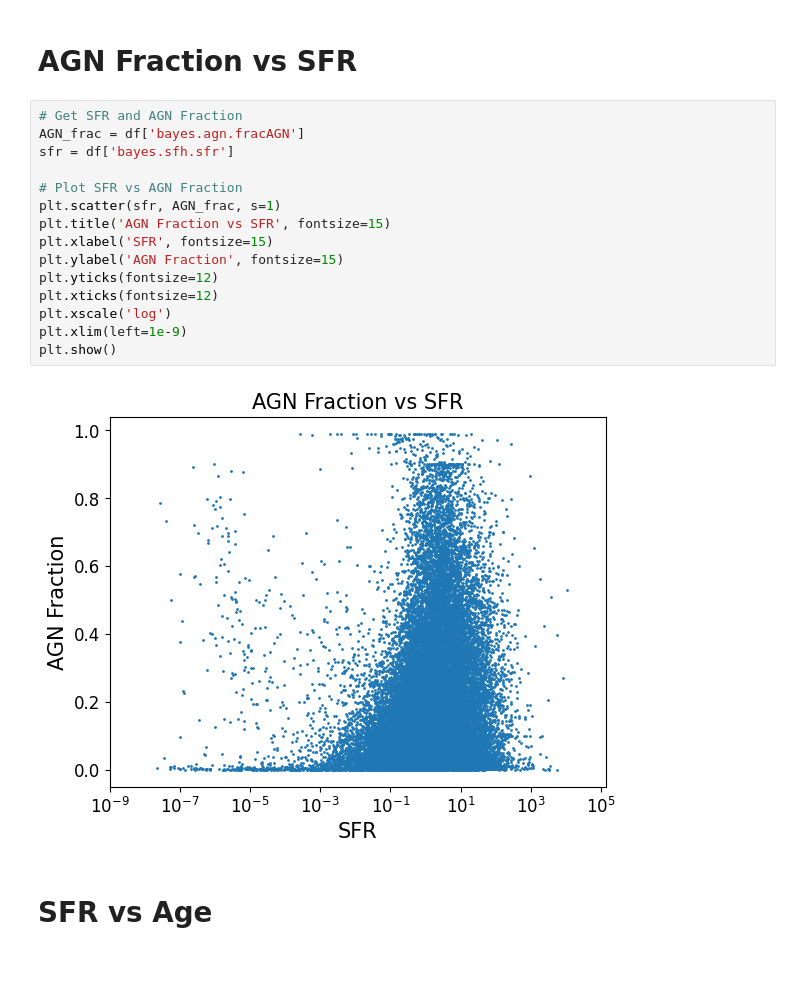
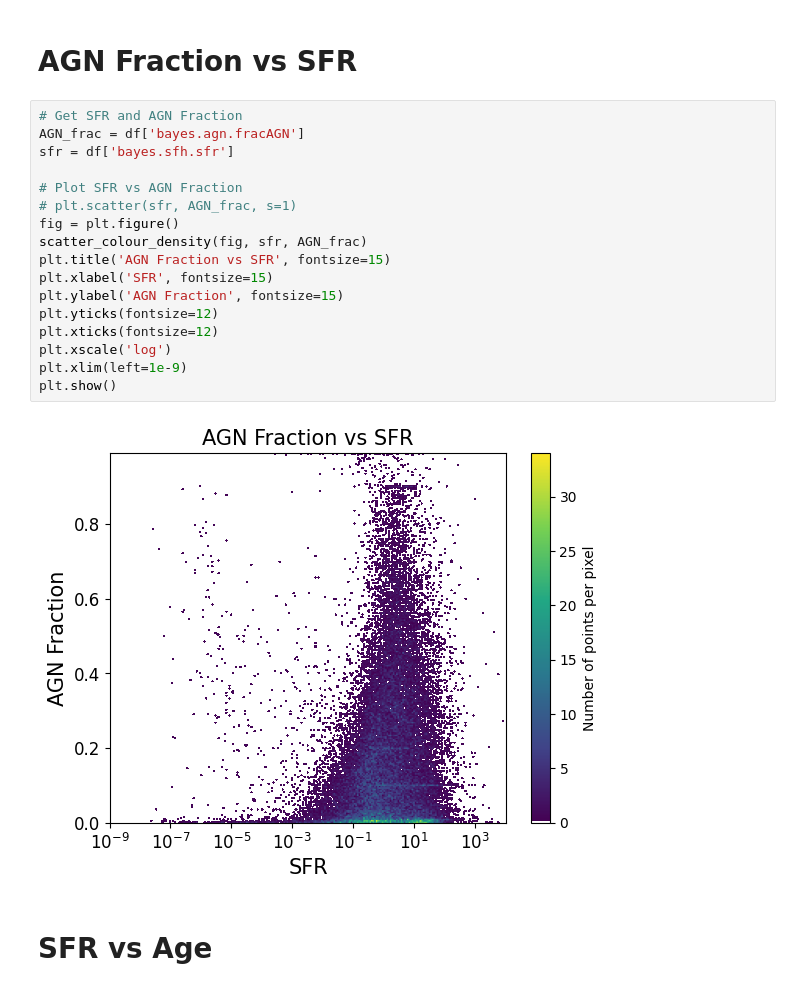
Before and after one commit to daniel-lyon/MPhil-Code, a Jupyter notebook: scaling_plots.ipynb, the cells around one changed output. Drawn from its saved outputs; the diff is of its cells as text.

```diff
--- a/scaling_plots.ipynb
+++ b/scaling_plots.ipynb
@@ -57,20 +55,22 @@ plt.show()
 # %%
 # Get SFR and AGN Fraction
 AGN_frac = df['bayes.agn.fracAGN']
 sfr = df['bayes.sfh.sfr']
 
 # Plot SFR vs AGN Fraction
-plt.scatter(sfr, AGN_frac, s=1)
+# plt.scatter(sfr, AGN_frac, s=1)
+fig = plt.figure()
+scatter_colour_density(fig, sfr, AGN_frac)
 plt.title('AGN Fraction vs SFR', fontsize=15)
 plt.xlabel('SFR', fontsize=15)
 plt.ylabel('AGN Fraction', fontsize=15)
 plt.yticks(fontsize=12)
 plt.xticks(fontsize=12)
 plt.xscale('log')
 plt.xlim(left=1e-9)
 plt.show()
 # %% [output]
-[figure, old version]
+[figure, new version]
 # %% [markdown]
 # SFR vs Age
 # %%
```
Also changed, not shown: parts of 6 cells of this notebook.
